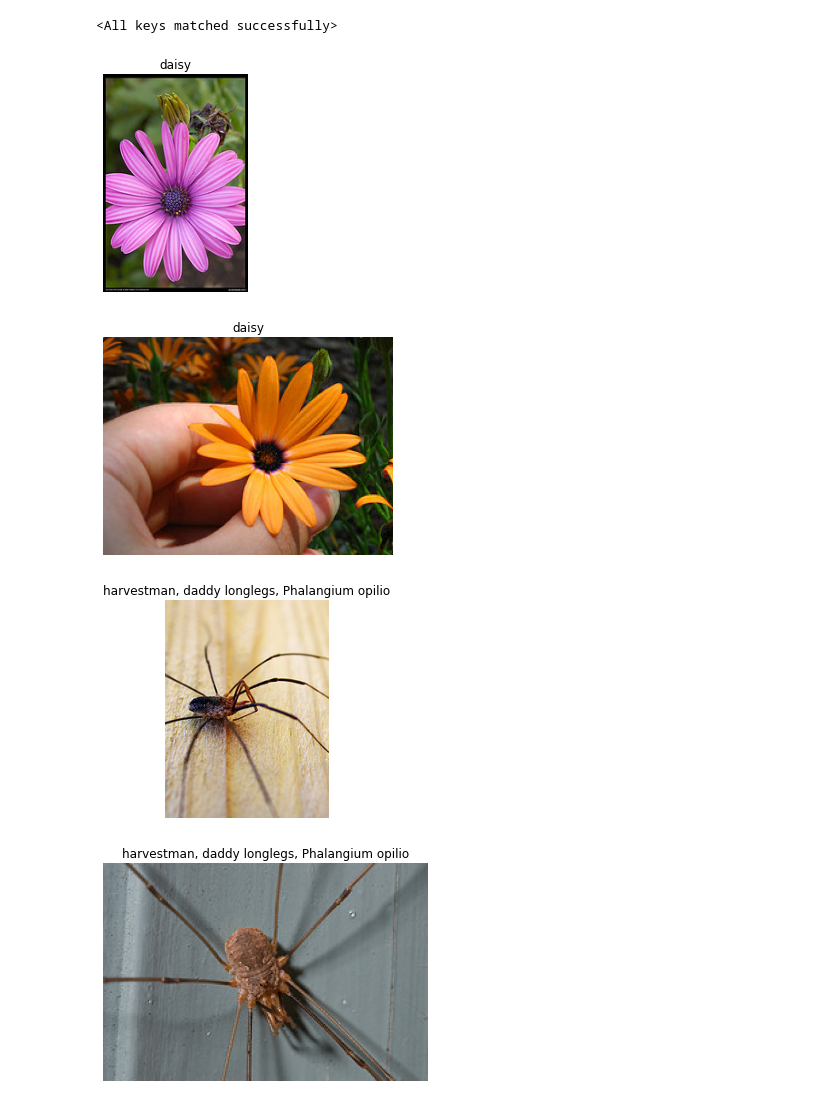
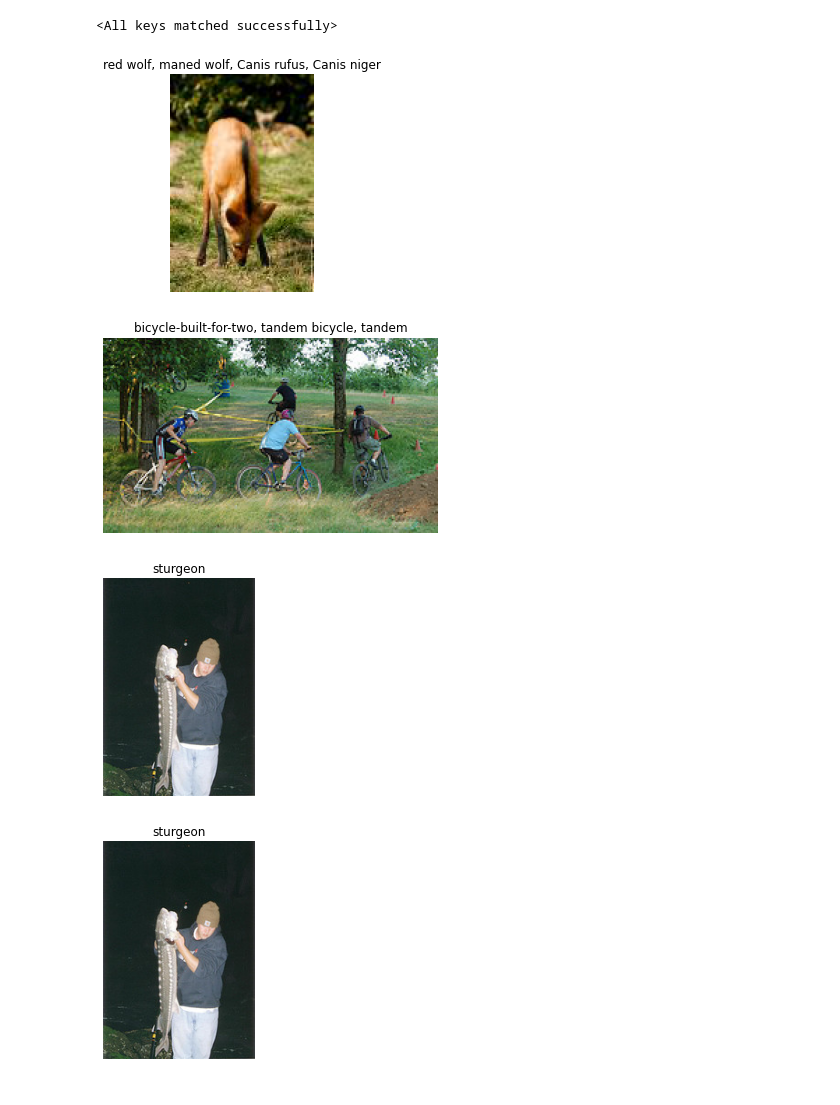
Before and after one commit to jeongroseok/state-farm-distracted-driver-detection, a Jupyter notebook: notebooks/model-validation.ipynb, the cells around one changed output. Saved outputs shown, nothing was run; the diff lists cells and outputs as text; code cells hidden in the pictures.

```diff
--- a/notebooks/model-validation.ipynb
+++ b/notebooks/model-validation.ipynb
@@ -34,29 +34,29 @@ model.load_state_dict(state_dict_pretrained)
 # %% [output]
 <All keys matched successfully>
 # %%
-img_0 = Image.open("data/img0.jpg")
-img_1 = Image.open("data/img1.jpg")
-img_2 = Image.open("data/img2.jpg")
-img_3 = Image.open("data/img3.jpg")
+img_0 = Image.open("data/fox.jpg")
+img_1 = Image.open("data/input.jpg")
+img_2 = Image.open("data/input2.jpg")
+img_3 = Image.open("data/input2.jpg")
 
 transform = transforms.Compose([
     transforms.Resize((224, 224)),
     transforms.ToTensor(),
     transforms.Normalize(mean=[0.485, 0.456, 0.406], std=[0.229, 0.224, 0.225]),
 ])
 
 def visualize_prediction(img):
     x = transform(img)
     x.unsqueeze_(0)
     y = model(x)[0].argmax()
     plt.axis('off'); plt.title(label_dict[y.item()]); plt.imshow(img); plt.show()
 
 visualize_prediction(img_0)
 visualize_prediction(img_1)
 visualize_prediction(img_2)
 visualize_prediction(img_3)
 # %% [output]
-[figure, old version]
+[figure, new version]
-[figure, old version]
+[figure, new version]
-[figure, old version]
+[figure, new version]
-[figure, old version]
+[figure, new version]
```
Also changed, not shown: 4 other files.
